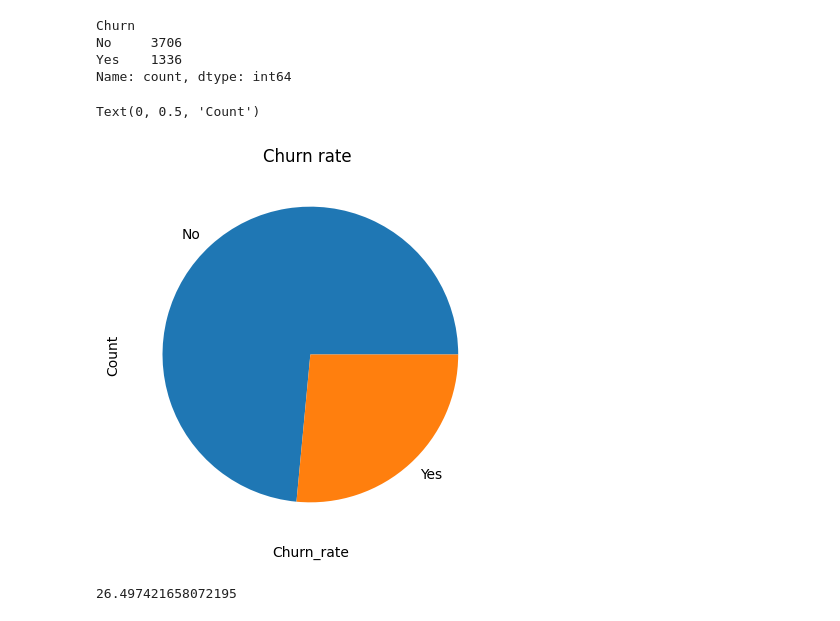
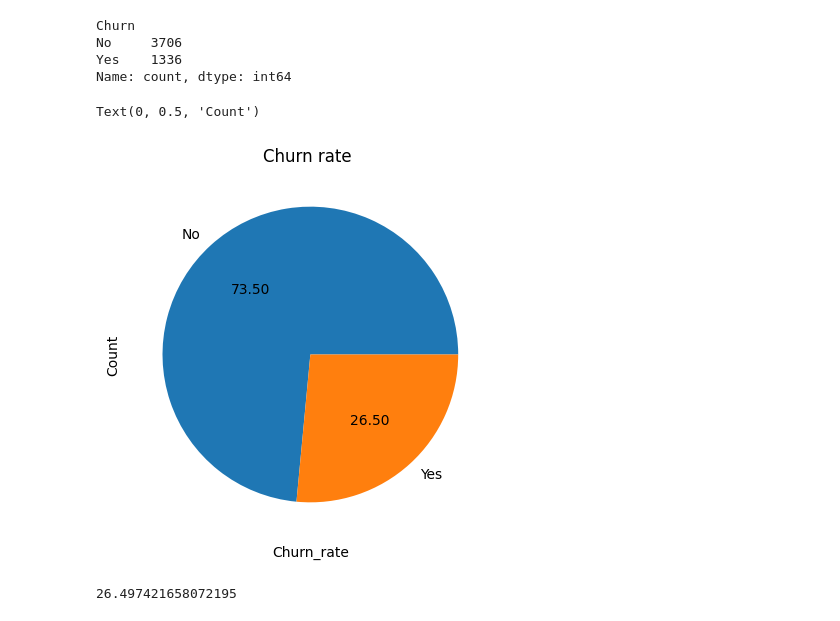
Before and after one commit to Baakwa/LP2_ML_Project, a Jupyter notebook: notebook.ipynb, the cells around one changed output. Drawn from its saved outputs; the diff is of its cells as text; code cells hidden in the pictures.

```diff
--- a/notebook.ipynb
+++ b/notebook.ipynb
@@ -785,13 +742,13 @@ Yes    1336
 Name: count, dtype: int64
 # %%
 #Plotting a bar chat
-churned_nonchurned.plot(kind='pie')
+churned_nonchurned.plot(kind='pie',autopct='%.2f')
 mplot.title('Churn rate ')
 mplot.xlabel('Churn_rate')
 mplot.ylabel('Count')
 # %% [output]
 Text(0, 0.5, 'Count')
-[figure, old version]
+[figure, new version]
 # %%
 #Finding the percentage of churned customers
 total_customers = Final_data['Churn'].count()
```
Also changed, not shown: parts of 60 cells of this notebook, 1 other file.
